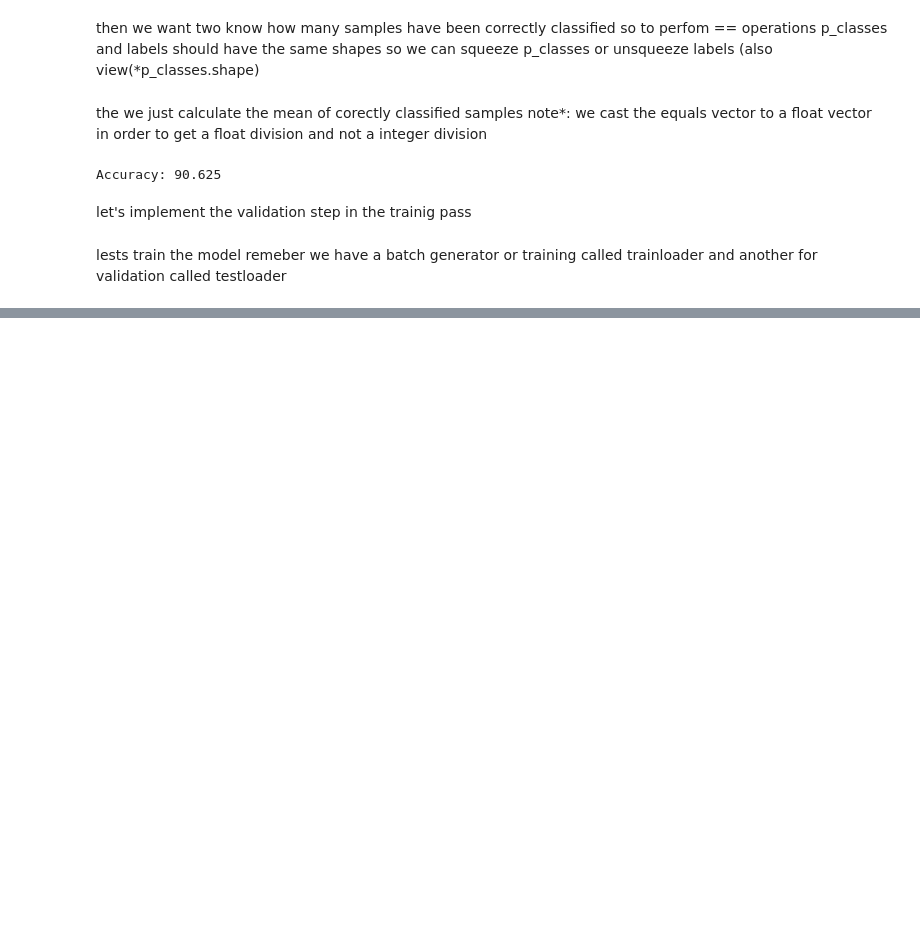
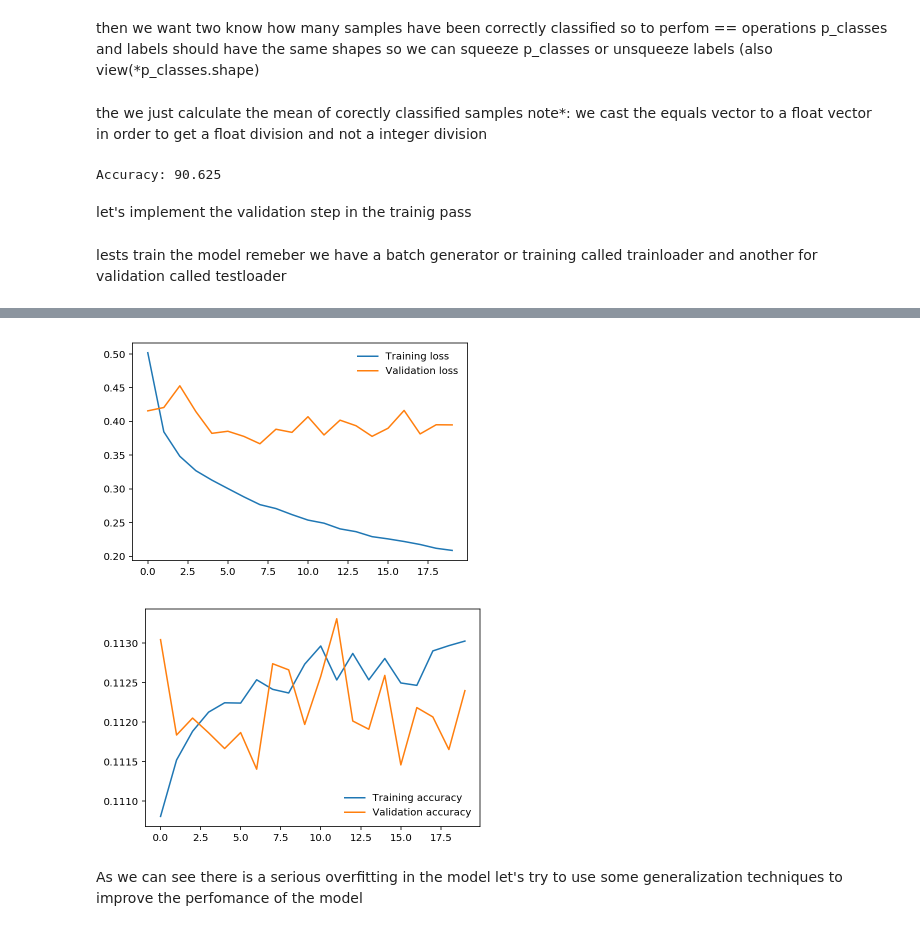
Before and after one commit to cri5Castro/PytorchCourse, a Jupyter notebook: 01_Introduction_to_Pytorch.ipynb, the cells around one changed output, grey strips where cells are left out. Cells and saved outputs as stored; diff of their text form; code cells hidden in the pictures; blank space fills up the shorter version.

Commit message:
plotting metrics

```diff
--- a/01_Introduction_to_Pytorch.ipynb
+++ b/01_Introduction_to_Pytorch.ipynb
@@ -831,18 +856,20 @@ class fashionModel(torch.nn.Module):
         predictions=torch.exp(predictions)#as we have log softmax at the end we need to calculate te actual outputs
         _,predictions=predictions.topk(1,dim=1)
         equals=predictions==labels
-        return torch.mean(equals.type(torch.FloatTensor)).item()*100
+        return torch.mean(equals.type(torch.FloatTensor)).item()
     #todo
     def metrics():
         pass
 
 
-    def fit(self,batch_generator,num_epochs,criterion,Optimizer=None,validation_generator=None):
+    def fit(self,batch_generator,criterion,num_epochs=20,Optimizer=None,validation_generator=None):
         if not Optimizer:
             Optimizer=optim.Adam(self.parameters(),lr=0.003)
-        train_samples=batch_generator.dataset.data.shape[0]
-        val_samples=validation_generator.dataset.data.shape[0]
-        print(f"{train_samples} Training samples , {val_samples} Validation samples")
+        train_batch_size=len(batch_generator)
+        train_metrics=[] #(loss,accuracy) size:number of batches
+        if validation_generator:
+            val_batch_size=len(validation_generator)
+            val_metrics=[] #(loss,accuracy) size:number of batches
         for epoch in range(num_epochs):
             epoch_train_loss=0
             epoch_train_accuracy=0
@@ -855,7 +882,8 @@ class fashionModel(torch.nn.Module):
                 accuracy=self.accuracy(outputs,labels)
                 epoch_train_loss+=loss.item()
                 epoch_train_accuracy+=accuracy
-            print(f"EPOCH:{epoch} Train loss:{epoch_train_loss} Train accuracy:{epoch_train_accuracy/train_samples}")
+            train_metrics.append((epoch_train_loss/train_batch_size,epoch_train_accuracy/train_batch_size))
+            print(f"EPOCH:{epoch} Train loss:{train_metrics[-1][0]} Train accuracy:{train_metrics[-1][1]}")
             if validation_generator:
                 epoch_val_loss=0
                 epoch_val_accuracy=0
@@ -866,11 +894,16 @@ class fashionModel(torch.nn.Module):
                         val_accuracy=self.accuracy(outputs,labels_val)
                         epoch_val_loss+=val_loss.item()
                         epoch_val_accuracy+=val_accuracy
-            print(f"Validation loss:{epoch_val_loss} , Validation accuracy:{epoch_val_accuracy/val_samples}")
+                val_metrics.append((epoch_val_loss/val_batch_size,epoch_val_accuracy/val_batch_size))
+                print(f"Validation loss:{val_metrics[-1][0]} Validation accuracy:{val_metrics[-1][1]}")
+        if validation_generator:
+            return train_metrics,val_metrics
+        else:
+            return train_metrics
 # %% [markdown]
 lests train the model remeber we have a batch generator or training called  trainloader and another for validation called testloader
 # %%
 model=fashionModel(784)
 criterion = torch.nn.NLLLoss()
-model.fit(trainloader,7,criterion,validation_generator=testloader)
+train_metrics,val_metrics=model.fit(trainloader,criterion,validation_generator=testloader)
 # %% [output]
@@ -891,0 +927,18 @@ Validation loss:55.408723309636116 , Validation accuracy:0.17891845703125
+# %%
+train_loss,train_accuracy = zip(*train_metrics)
+val_loss,val_accuracy = zip(*val_metrics)
+# %%
+import matplotlib.pyplot as plt
+plt.plot(train_loss, label='Training loss')
+plt.plot(val_loss, label='Validation loss')
+plt.legend(frameon=False)
+plt.show()
+plt.plot(train_accuracy, label='Training accuracy')
+plt.plot(val_accuracy, label='Validation accuracy')
+plt.legend(frameon=False)
+plt.show()
+# %% [output]
+[figure, added]
+[figure, added]
+# %% [markdown]
+As we can see there is a serious overfitting in the model let's try to use some generalization techniques to improve the perfomance of the model
```
Also changed, not shown: parts of 15 cells of this notebook.
